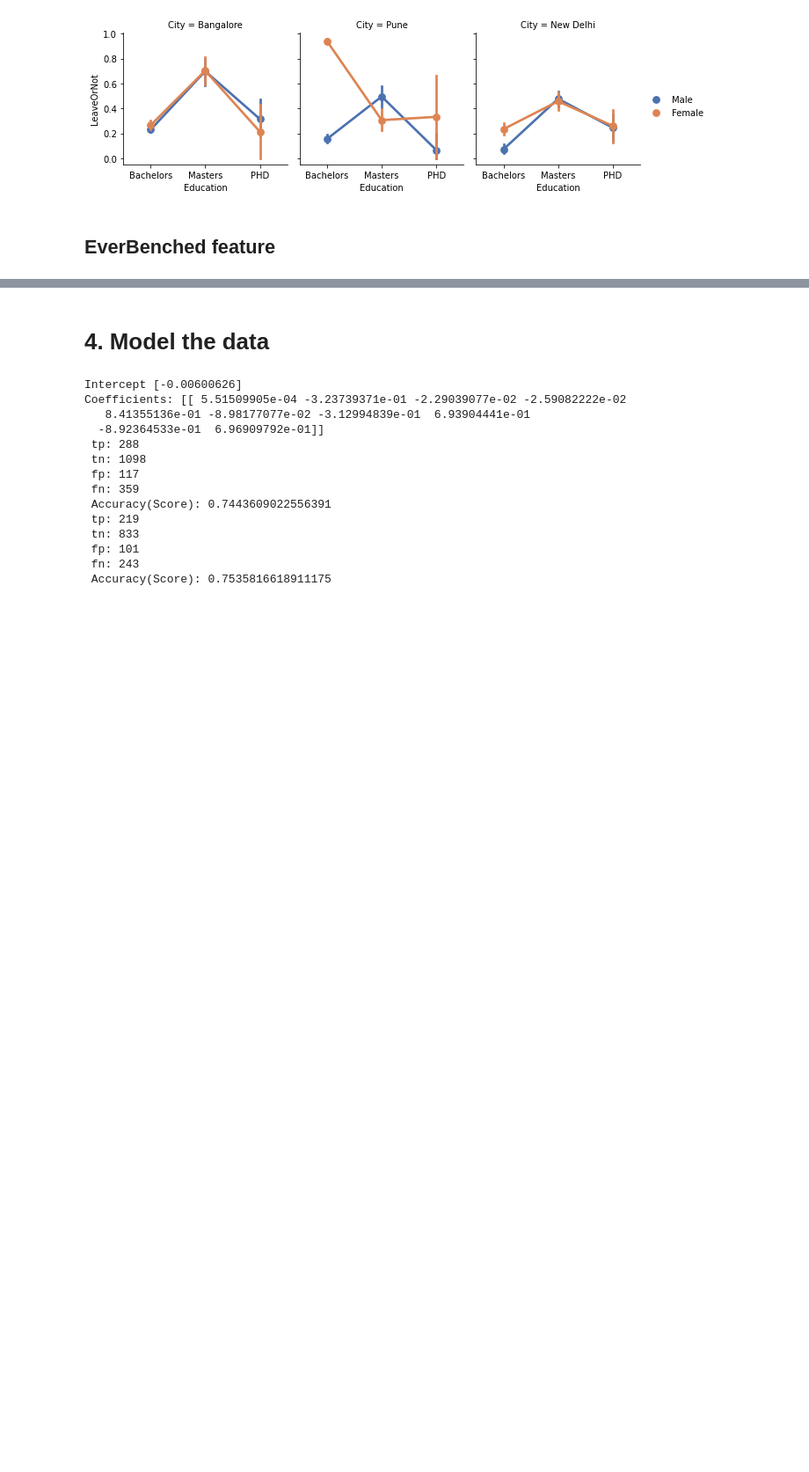
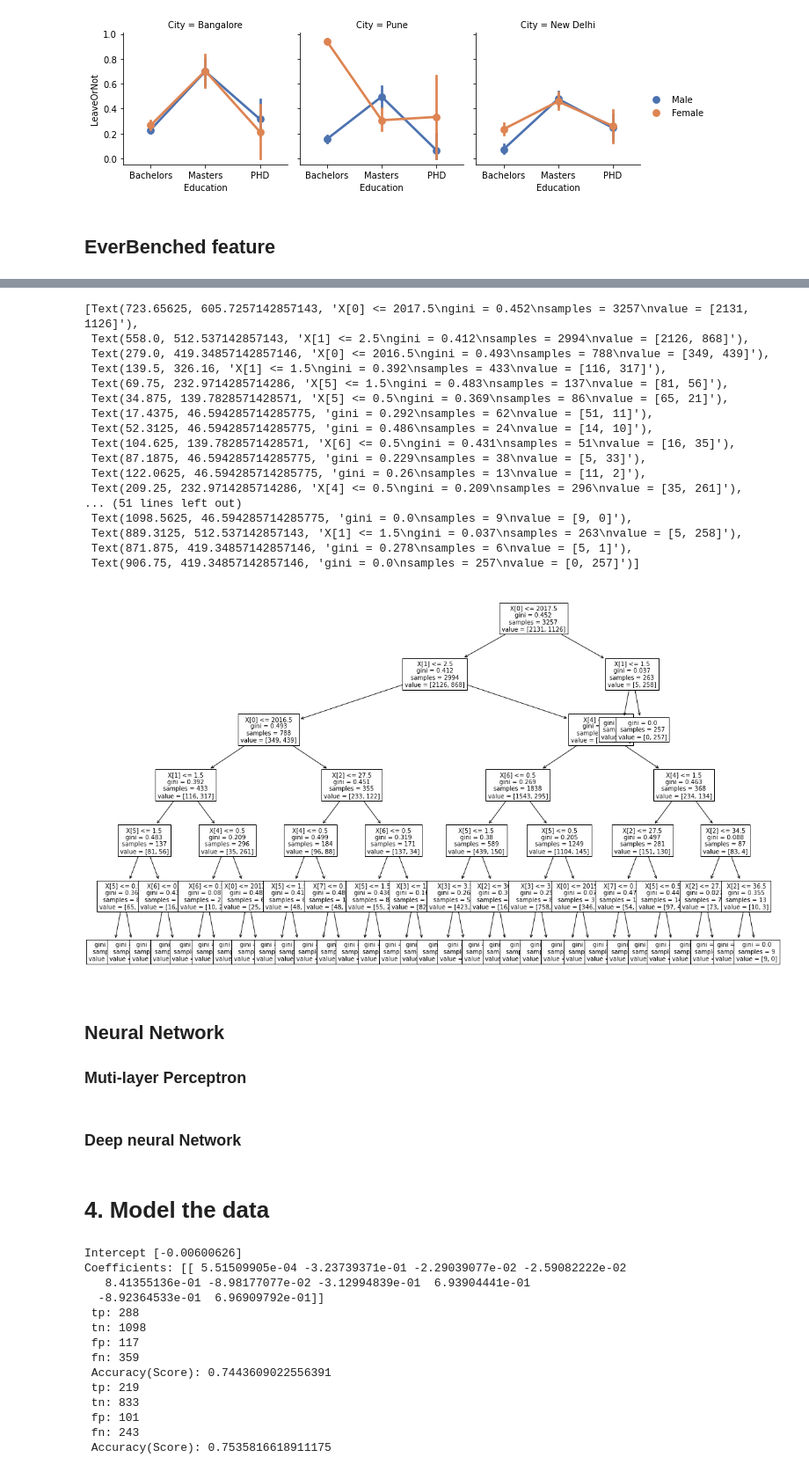
Before and after one commit to bochendong/CS9637A, a Jupyter notebook: 9637a.ipynb, the cells around one changed output, grey strips where cells are left out. Shown at 88% size. Cells and saved outputs as stored; diff of their text form; code cells hidden in the pictures; blank space fills up the shorter version.

```diff
--- a/9637a.ipynb
+++ b/9637a.ipynb
@@ -372,0 +471,27 @@ y = data.LeaveOrNot
+# %%
+## Bochen
+plt.figure(figsize=(20,12))
+tree.plot_tree(decisiontree, fontsize=10)
+# %% [output]
+[Text(723.65625, 605.7257142857143, 'X[0] <= 2017.5\ngini = 0.452\nsamples = 3257\nvalue = [2131, 1126]'),
+ Text(558.0, 512.537142857143, 'X[1] <= 2.5\ngini = 0.412\nsamples = 2994\nvalue = [2126, 868]'),
+ Text(279.0, 419.34857142857146, 'X[0] <= 2016.5\ngini = 0.493\nsamples = 788\nvalue = [349, 439]'),
+ Text(139.5, 326.16, 'X[1] <= 1.5\ngini = 0.392\nsamples = 433\nvalue = [116, 317]'),
+ Text(69.75, 232.9714285714286, 'X[5] <= 1.5\ngini = 0.483\nsamples = 137\nvalue = [81, 56]'),
+ Text(34.875, 139.7828571428571, 'X[5] <= 0.5\ngini = 0.369\nsamples = 86\nvalue = [65, 21]'),
+ Text(17.4375, 46.594285714285775, 'gini = 0.292\nsamples = 62\nvalue = [51, 11]'),
+ Text(52.3125, 46.594285714285775, 'gini = 0.486\nsamples = 24\nvalue = [14, 10]'),
+ Text(104.625, 139.7828571428571, 'X[6] <= 0.5\ngini = 0.431\nsamples = 51\nvalue = [16, 35]'),
+ Text(87.1875, 46.594285714285775, 'gini = 0.229\nsamples = 38\nvalue = [5, 33]'),
+ Text(122.0625, 46.594285714285775, 'gini = 0.26\nsamples = 13\nvalue = [11, 2]'),
+ Text(209.25, 232.9714285714286, 'X[4] <= 0.5\ngini = 0.209\nsamples = 296\nvalue = [35, 261]'),
+... (51 lines left out)
+ Text(1098.5625, 46.594285714285775, 'gini = 0.0\nsamples = 9\nvalue = [9, 0]'),
+ Text(889.3125, 512.537142857143, 'X[1] <= 1.5\ngini = 0.037\nsamples = 263\nvalue = [5, 258]'),
+ Text(871.875, 419.34857142857146, 'gini = 0.278\nsamples = 6\nvalue = [5, 1]'),
+ Text(906.75, 419.34857142857146, 'gini = 0.0\nsamples = 257\nvalue = [0, 257]')]
+[figure, added]
+# %% [markdown]
+## Neural Network
+
+### Muti-layer Perceptron
@@ -373,3 +515,5 @@ y = data.LeaveOrNot
+# %% [markdown]
+### Deep neural Network
 # %% [markdown]
 # 4. Model the data
 # %%
```
Also changed, not shown: parts of 26 cells of this notebook.
